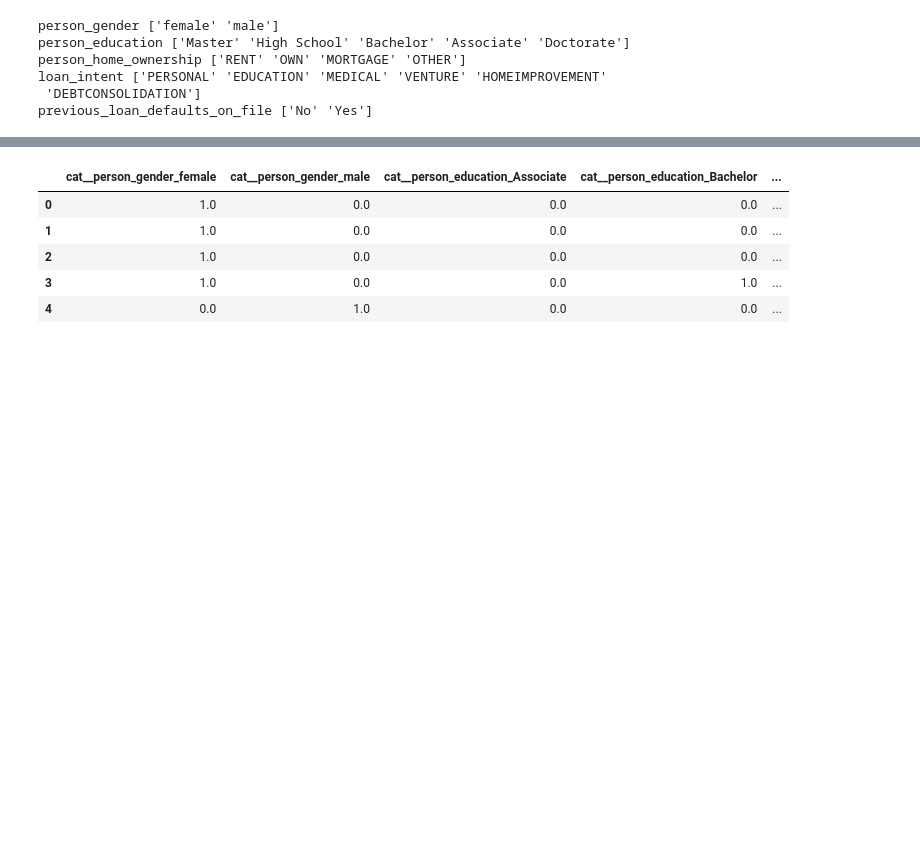
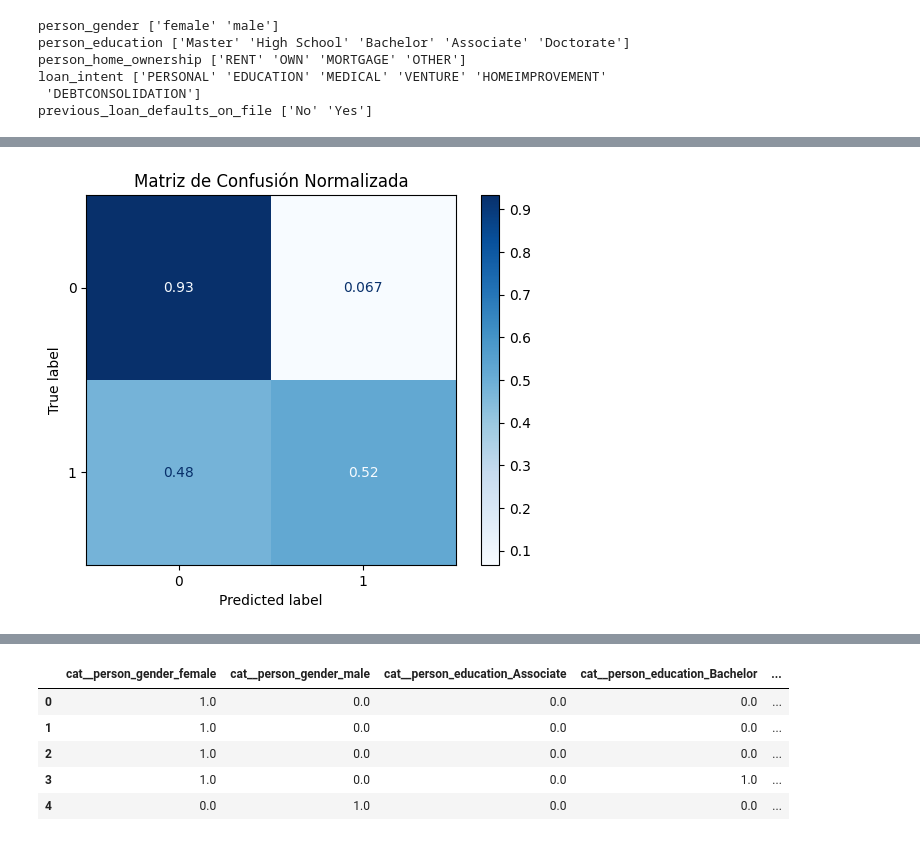
Before and after one commit to Skuerjuan/tp1_chona, a Jupyter notebook: maierowicz_atanasoff_gallo_ABD.ipynb, the cells around one changed output, grey strips where cells are left out. Cells and saved outputs as stored; diff of their text form; code cells hidden in the pictures; blank space fills up the shorter version.

```diff
--- a/maierowicz_atanasoff_gallo_ABD.ipynb
+++ b/maierowicz_atanasoff_gallo_ABD.ipynb
@@ -60,15 +60,26 @@ x_train_cont, x_test_cont, y_train, y_test = train_test_split(x, y, test_size=0.
 
 from sklearn.model_selection import train_test_split
 from sklearn.tree import DecisionTreeClassifier
-from sklearn.metrics import accuracy_score, precision_score, recall_score
+from sklearn.metrics import accuracy_score, precision_score, recall_score, ConfusionMatrixDisplay
 
 dtc_cont = DecisionTreeClassifier(max_depth=4, criterion="log_loss")
 dtc_cont.fit(x_train_cont, y_train)
 
 y_pred = dtc_cont.predict(x_test_cont)
 
-print(f'Accuracy: {accuracy_score(y_test, y_pred)}')
-print(f'Precision: {precision_score(y_test, y_pred)}')
-print(f'Recall: {recall_score(y_test, y_pred)}')
+print(f'Accuracy: {accuracy_score(y_test, y_pred)}\n')
+print(f'Precision: {precision_score(y_test, y_pred)}\n')
+print(f'Recall: {recall_score(y_test, y_pred)}\n')
+
+disp = ConfusionMatrixDisplay.from_estimator(
+    dtc_cont,
+    x_test_cont,
+    y_test,
+    cmap=plt.cm.Blues,
+    normalize="true",
+  )
+disp.ax_.set_title("Matriz de Confusión Normalizada")
+
+plt.show()
 # %% [output]
 Accuracy: 0.841
@@ -76 +89,2 @@ Precision: 0.6908371786420567
 Recall: 0.5213930348258706
+[figure, added]
```
Also changed, not shown: parts of 8 cells of this notebook.
